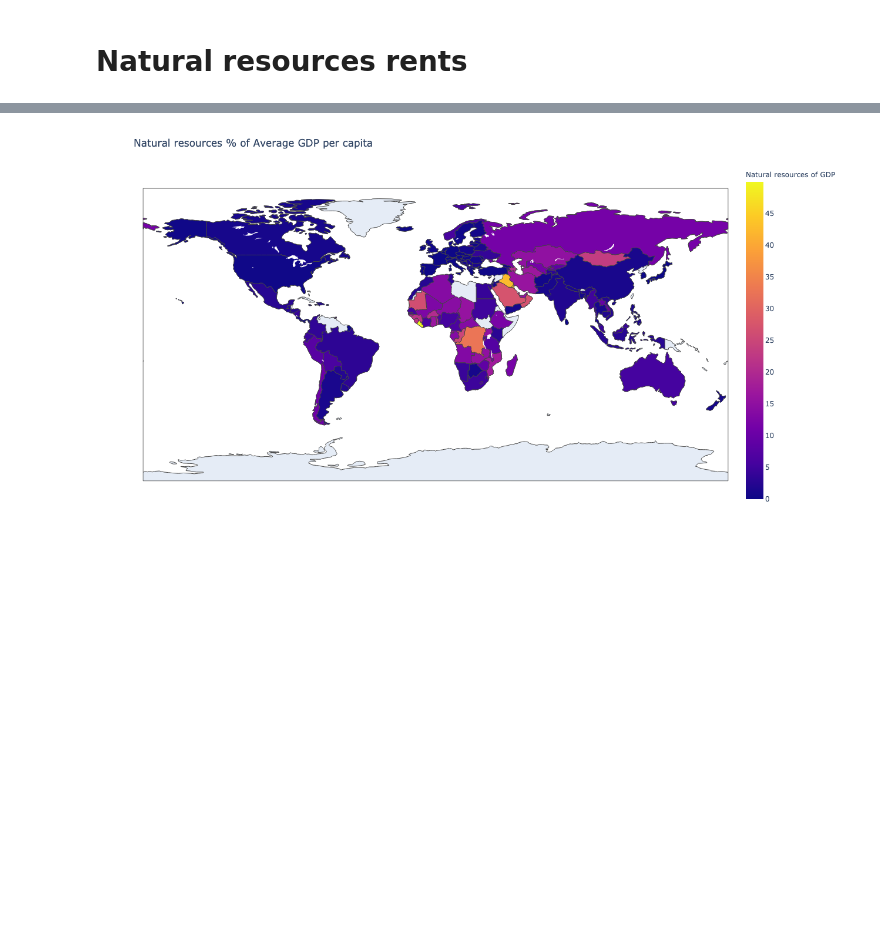
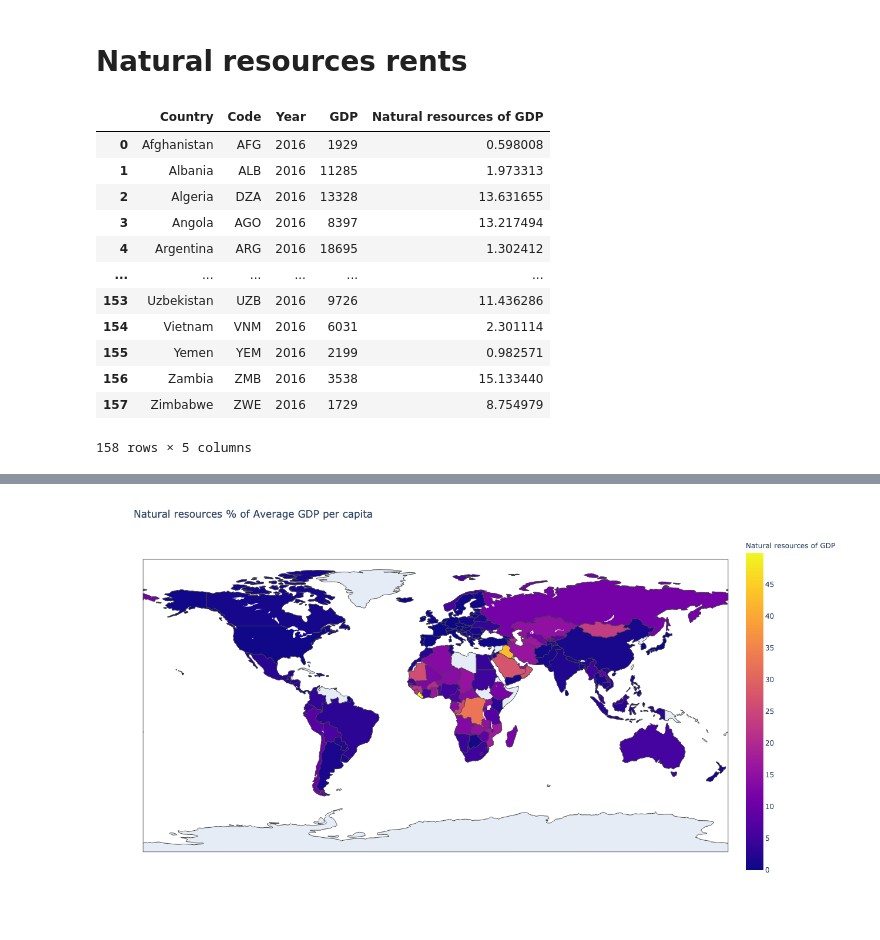
Before and after one commit to leonvanderlee/why_are_countries_wealthy, a Jupyter notebook: code/analysing.ipynb, the cells around one changed output, grey strips where cells are left out. Drawn from its saved outputs; the diff is of its cells as text; code cells hidden in the pictures; blank space fills up the shorter version.

```diff
--- a/code/analysing.ipynb
+++ b/code/analysing.ipynb
@@ -380,3 +380,19 @@ fig.show()
 # Natural resources rents
 # %%
 data = pd.read_sql('SELECT * FROM natural_resources_gdp', engine)
+# %%
+data
+# %% [output]
+|  | Country | Code | Year | GDP | Natural resources of GDP |
+| 0 | Afghanistan | AFG | 2016 | 1929 | 0.598008 |
+| 1 | Albania | ALB | 2016 | 11285 | 1.973313 |
+| 2 | Algeria | DZA | 2016 | 13328 | 13.631655 |
+| 3 | Angola | AGO | 2016 | 8397 | 13.217494 |
+| 4 | Argentina | ARG | 2016 | 18695 | 1.302412 |
+| ... | ... | ... | ... | ... | ... |
+| 153 | Uzbekistan | UZB | 2016 | 9726 | 11.436286 |
+| 154 | Vietnam | VNM | 2016 | 6031 | 2.301114 |
+| 155 | Yemen | YEM | 2016 | 2199 | 0.982571 |
+| 156 | Zambia | ZMB | 2016 | 3538 | 15.133440 |
+| 157 | Zimbabwe | ZWE | 2016 | 1729 | 8.754979 |
+158 rows × 5 columns
```
Also changed, not shown: parts of 2 cells of this notebook, 2 other files.
